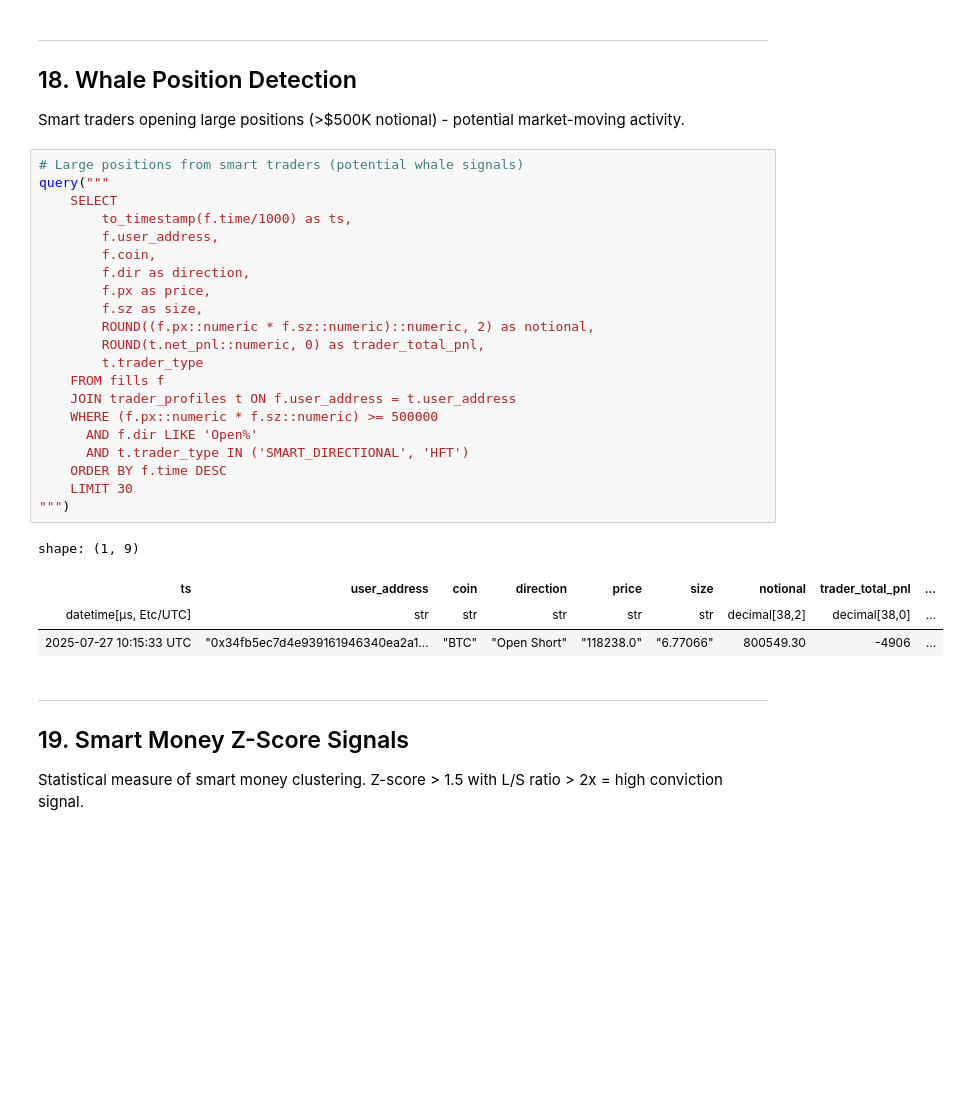
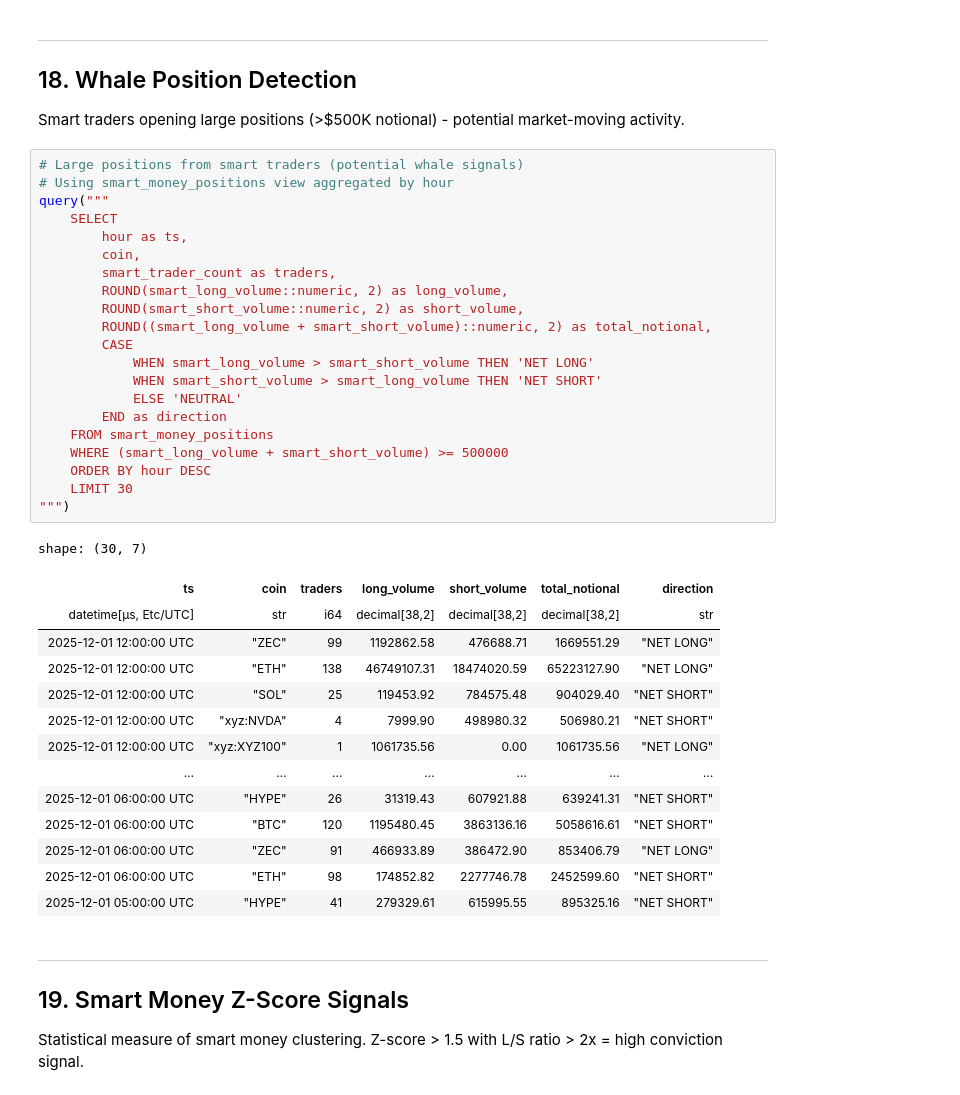
Before and after one commit to trevortrinh/vigil-hypertrace, a Jupyter notebook: notebooks/db_analysis.ipynb, the cells around one changed output. Drawn from its saved outputs; the diff is of its cells as text; blank space fills up the shorter version.

```diff
--- a/notebooks/db_analysis.ipynb
+++ b/notebooks/db_analysis.ipynb
@@ -1218,30 +1264,40 @@ shape: (20, 7)
 Smart traders opening large positions (>$500K notional) - potential market-moving activity.
 # %%
 # Large positions from smart traders (potential whale signals)
+# Using smart_money_positions view aggregated by hour
 query("""
     SELECT
-        to_timestamp(f.time/1000) as ts,
-        f.user_address,
-        f.coin,
-        f.dir as direction,
-        f.px as price,
-        f.sz as size,
-        ROUND((f.px::numeric * f.sz::numeric)::numeric, 2) as notional,
-        ROUND(t.net_pnl::numeric, 0) as trader_total_pnl,
-        t.trader_type
-    FROM fills f
-    JOIN trader_profiles t ON f.user_address = t.user_address
-    WHERE (f.px::numeric * f.sz::numeric) >= 500000
-      AND f.dir LIKE 'Open%'
-      AND t.trader_type IN ('SMART_DIRECTIONAL', 'HFT')
-    ORDER BY f.time DESC
+        hour as ts,
+        coin,
+        smart_trader_count as traders,
+        ROUND(smart_long_volume::numeric, 2) as long_volume,
+        ROUND(smart_short_volume::numeric, 2) as short_volume,
+        ROUND((smart_long_volume + smart_short_volume)::numeric, 2) as total_notional,
+        CASE
+            WHEN smart_long_volume > smart_short_volume THEN 'NET LONG'
+            WHEN smart_short_volume > smart_long_volume THEN 'NET SHORT'
+            ELSE 'NEUTRAL'
+        END as direction
+    FROM smart_money_positions
+    WHERE (smart_long_volume + smart_short_volume) >= 500000
+    ORDER BY hour DESC
     LIMIT 30
 """)
 # %% [output]
-shape: (1, 9)
+shape: (30, 7)
-| ts | user_address | coin | direction | price | size | notional | trader_total_pnl | ... |
-| datetime[μs, Etc/UTC] | str | str | str | str | str | decimal[38,2] | decimal[38,0] | ... |
-| 2025-07-27 10:15:33 UTC | "0x34fb5ec7d4e939161946340ea2a1… | "BTC" | "Open Short" | "118238.0" | "6.77066" | 800549.30 | -4906 | ... |
+| ts | coin | traders | long_volume | short_volume | total_notional | direction |
+| datetime[μs, Etc/UTC] | str | i64 | decimal[38,2] | decimal[38,2] | decimal[38,2] | str |
+| 2025-12-01 12:00:00 UTC | "ZEC" | 99 | 1192862.58 | 476688.71 | 1669551.29 | "NET LONG" |
+| 2025-12-01 12:00:00 UTC | "ETH" | 138 | 46749107.31 | 18474020.59 | 65223127.90 | "NET LONG" |
+| 2025-12-01 12:00:00 UTC | "SOL" | 25 | 119453.92 | 784575.48 | 904029.40 | "NET SHORT" |
+| 2025-12-01 12:00:00 UTC | "xyz:NVDA" | 4 | 7999.90 | 498980.32 | 506980.21 | "NET SHORT" |
+| 2025-12-01 12:00:00 UTC | "xyz:XYZ100" | 1 | 1061735.56 | 0.00 | 1061735.56 | "NET LONG" |
+| … | … | … | … | … | … | … |
+| 2025-12-01 06:00:00 UTC | "HYPE" | 26 | 31319.43 | 607921.88 | 639241.31 | "NET SHORT" |
+| 2025-12-01 06:00:00 UTC | "BTC" | 120 | 1195480.45 | 3863136.16 | 5058616.61 | "NET SHORT" |
+| 2025-12-01 06:00:00 UTC | "ZEC" | 91 | 466933.89 | 386472.90 | 853406.79 | "NET LONG" |
+| 2025-12-01 06:00:00 UTC | "ETH" | 98 | 174852.82 | 2277746.78 | 2452599.60 | "NET SHORT" |
+| 2025-12-01 05:00:00 UTC | "HYPE" | 41 | 279329.61 | 615995.55 | 895325.16 | "NET SHORT" |
 # %% [markdown]
 ---
 ## 19. Smart Money Z-Score Signals
```
Also changed, not shown: parts of 52 cells of this notebook.
